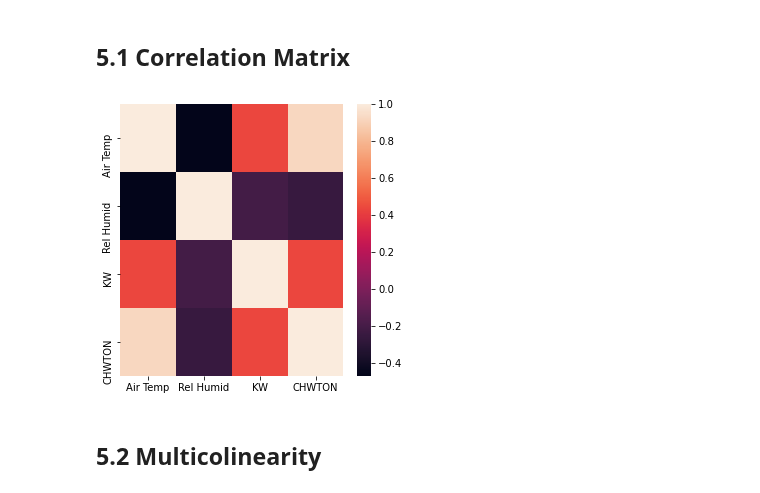
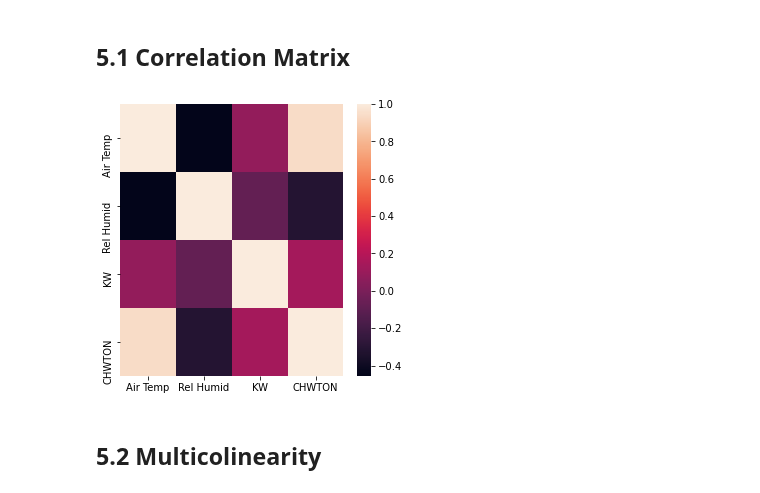
Before and after one commit to freecode23/microclimate-effects, a Jupyter notebook: RF_Model.ipynb, the cells around one changed output. Saved outputs shown, nothing was run; the diff lists cells and outputs as text; code cells hidden in the pictures.

Commit message:
import asu weather file and run

```diff
--- a/RF_Model.ipynb
+++ b/RF_Model.ipynb
@@ -115,0 +121,7 @@ Enter building name:  ISTB 1
+# %%
+base_name = input('Enter \'asu\' or \'station\': ')
+print('We will train using' , base_name, 'data')
+
+if(base_name == 'asu'):
+    year_picked = input('Enter year between 2017 - 2020 inclusive: ')
+    print('You picked year: ', year_picked )
@@ -222,8 +290,6 @@ metabol = metabol.set_index('tstamp')
 # %%
-weather_station =  pd.concat([metabol, weather_station], axis = 1, join = "inner")
+baseline_df =  pd.concat([metabol, baseline_df], axis = 1, join = "inner")
 
 # rearrange column
-weather_station = weather_station[['Month','Time','Month_num', 'Hour_num', 'Minute_num', 'Air Temp', 'Rel Humid', 'KW','CHWTON' ]]
-
-# weather_station.to_csv('./Data/weather_st_numstr') # save data with string and numeric date format
+baseline_df = baseline_df[['Month','Time','Month_num', 'Hour_num', 'Minute_num', 'Air Temp', 'Rel Humid', 'KW','CHWTON' ]]
 # %%
@@ -263,27 +329,27 @@ envimet_j9
 # %%
 # 1. Convert to datetime so we can remove June 9th weather
-weather_station.index = pd.to_datetime(weather_station.index)
+baseline_df.index = pd.to_datetime(baseline_df.index)
 
 # 2. Extract all of june 9th data
-station_j9 = weather_station[(weather_station.index.month == 6) & (weather_station.index.day == 9)]
+baseline_j9 = baseline_df[(baseline_df.index.month == 6) & (baseline_df.index.day == 9)]
 
-# 3. drop all of June 9th from weather_station data
-weather_station = weather_station.drop(station_j9.index)
+# 3. drop all of June 9th from baseline_df data
+baseline_df = baseline_df.drop(baseline_j9.index)
 
 # 4. Filter time ( only minute 00) from june 9th data
-station_j9 = station_j9[ (station_j9['Hour_num'] >= 5) & (station_j9['Hour_num'] <= 20) & (station_j9['Minute_num'] == 0)]
+baseline_j9 = baseline_j9[ (baseline_j9['Hour_num'] >= 5) & (baseline_j9['Hour_num'] <= 20) & (baseline_j9['Minute_num'] == 0)]
 
 # 5. drop numeric variables
-weather_station = weather_station.drop(labels = ['Hour_num', 'Month_num','Minute_num'], axis = 1)
-station_j9 = station_j9.drop(labels = ['Hour_num', 'Month_num','Minute_num'], axis = 1)
+baseline_df = baseline_df.drop(labels = ['Hour_num', 'Month_num','Minute_num'], axis = 1)
+baseline_j9 = baseline_j9.drop(labels = ['Hour_num', 'Month_num','Minute_num'], axis = 1)
 
-# 6. ensure theres no more june 9th data between 5am to 8pm on weather_station data
-print(weather_station[(weather_station.index.month == 6) & (weather_station.index.day == 9)])
+# 6. ensure theres no more june 9th data between 5am to 8pm on baseline_df data
+print(baseline_df[(baseline_df.index.month == 6) & (baseline_df.index.day == 9)])
 
 # 7. convert index back to string types
-weather_station.index = pd.to_datetime(weather_station.index).strftime('%m/%d/%Y %H:%M')
-station_j9.index = pd.to_datetime(station_j9.index).strftime('%m/%d/%Y %H:%M')
-station_j9
+baseline_df.index = pd.to_datetime(baseline_df.index).strftime('%m/%d/%Y %H:%M')
+baseline_j9.index = pd.to_datetime(baseline_j9.index).strftime('%m/%d/%Y %H:%M')
+baseline_j9
 # %% [output]
 Empty DataFrame
 Columns: [Month, Time, Air Temp, Rel Humid, KW, CHWTON]
@@ -330,12 +380,12 @@ weather_station
 # %% [markdown]
 ## 5.1 Correlation Matrix
 # %%
-corrMatrix = weather_station.corr()
+corrMatrix = baseline_df.corr()
 plt.figure(figsize=(5,5))
 sns.heatmap(corrMatrix)
 plt.show()
 # %% [output]
-[figure, old version]
+[figure, new version]
 # %% [markdown]
 ## 5.2 Multicolinearity
 # %% [markdown]
```
Also changed, not shown: parts of 44 cells of this notebook, 1 other file.
